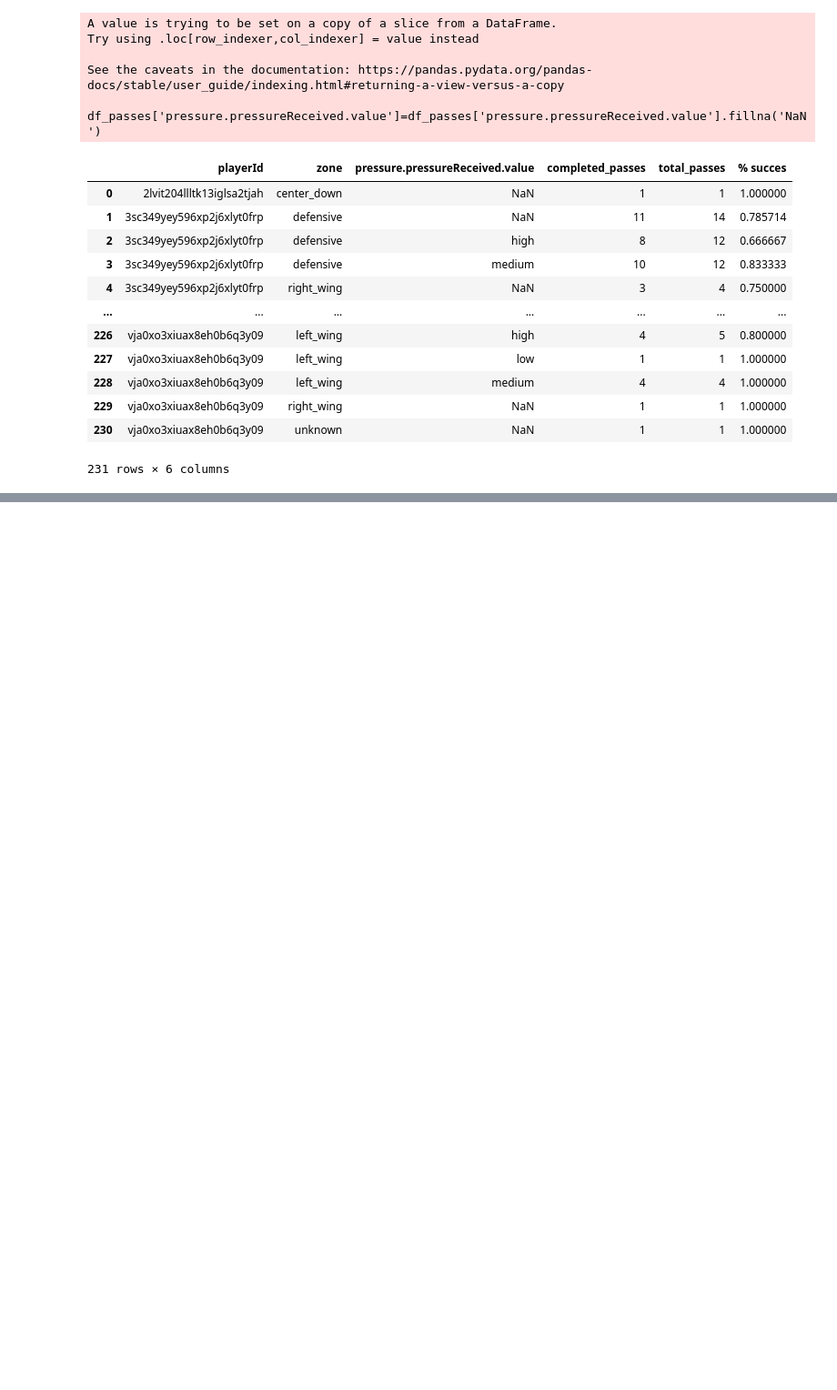
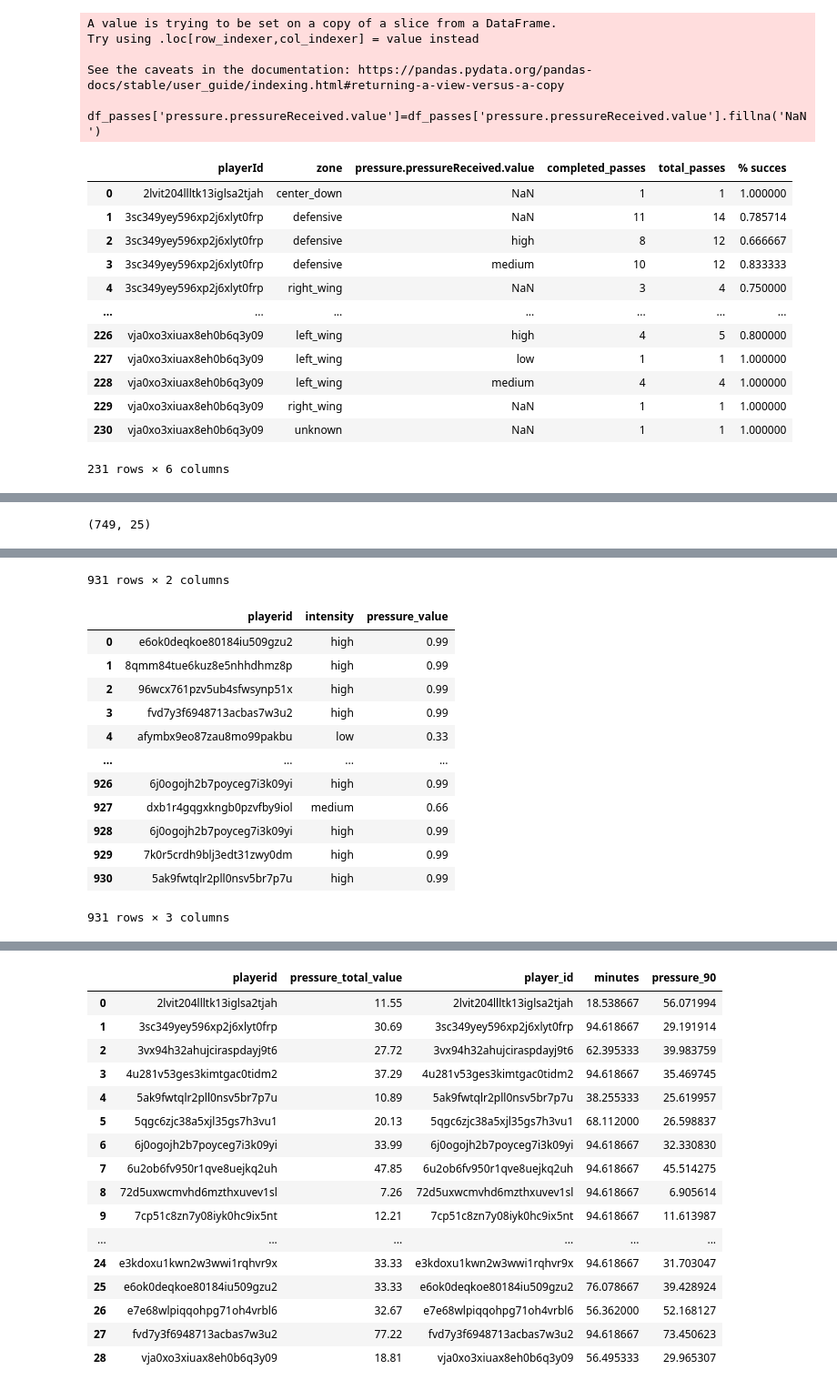
Before and after one commit to GabrielGausachs/OptaChallenge_Clustering_Player_Styles, a Jupyter notebook: utils/metrics.ipynb, the cells around one changed output, grey strips where cells are left out. Shown: that part at 91% size. Drawn from its saved outputs; the diff is of its cells as text; code cells hidden in the pictures; blank space fills up the shorter version.

Commit message:
pressure_value

```diff
--- a/utils/metrics.ipynb
+++ b/utils/metrics.ipynb
@@ -596,0 +611,49 @@ See the caveats in the documentation: https://pandas.pydata.org/pandas-docs/stab
+# %%
+pressure_events = df_events[(df_events['event_description'].isin(['Pass','Take On','Ball touch',
+                                                                 'Dispossessed','Clearance',
+                                                                 'Interception','Goal','Miss']))
+                                                                 & df_events['pressure.player'].notna()]
+
+# per cada fila, agafar els jugadors que estan presionant
+#i afegirlos a un dataframe amb la intensitat de la pressió
+print(pressure_events.shape)
+df_pressure = pd.DataFrame(columns=['playerid', 'intensity'])
+for index,row in pressure_events.iterrows():
+   pressurePlayers = row['pressure.player']
+   players = [d['playerId'] for d in pressurePlayers]
+   intensity = [d['intensity'] for d in pressurePlayers]
+   player_intensity_dict = dict(zip(players, intensity))
+   temp_df = pd.DataFrame(list(player_intensity_dict.items()), columns=['playerid', 'intensity'])
+   df_pressure = pd.concat([df_pressure, temp_df], ignore_index=True)
+
+display(df_pressure)
+
+
+df_pressure['pressure_value'] = np.where(df_pressure['intensity'] == 'high', 0.99,
+                                         np.where(df_pressure['intensity'] == 'medium', 0.66,
+                                                  np.where(df_pressure['intensity'] == 'low', 0.33, 0)))
+
+display(df_pressure)
+
+df_pressure_players = df_pressure.groupby('playerid')['pressure_value'].sum().reset_index(name='pressure_total_value')
+
+display(df_pressure_players)
+
+df_minutes = df_tracking.groupby('player_id').size().reset_index(name='counts')
+
+# fem sumatori i ho dividim entre 60 = 94.62 min!
+
+# max counts = 141928, per tant, 141928/94.62  = 1500 per tant 1500 counts son 1 minut.
+
+df_minutes['minutes'] = df_minutes['counts'] / 1500
+
+df_minutes.drop('counts',axis=1,inplace=True)
+df_minutes = df_minutes[df_minutes['player_id'] != 'aaaaaaaaaaaaaaaaaaaaaaaaa']
+
+display(df_minutes)
+
+df_pressure_players=pd.merge(df_pressure_players,df_minutes, left_on = 'playerid',right_on='player_id')
+df_pressure_players['pressure_90'] = df_pressure_players['pressure_total_value'] / df_pressure_players['minutes']*90
+display(df_pressure_players)
+# %% [output]
+(749, 25)
@@ -596,0 +672,14 @@ See the caveats in the documentation: https://pandas.pydata.org/pandas-docs/stab
+931 rows × 2 columns
+|  | playerid | intensity | pressure_value |
+| 0 | e6ok0deqkoe80184iu509gzu2 | high | 0.99 |
+| 1 | 8qmm84tue6kuz8e5nhhdhmz8p | high | 0.99 |
+| 2 | 96wcx761pzv5ub4sfwsynp51x | high | 0.99 |
+| 3 | fvd7y3f6948713acbas7w3u2 | high | 0.99 |
+| 4 | afymbx9eo87zau8mo99pakbu | low | 0.33 |
+| ... | ... | ... | ... |
+| 926 | 6j0ogojh2b7poyceg7i3k09yi | high | 0.99 |
+| 927 | dxb1r4gqgxkngb0pzvfby9iol | medium | 0.66 |
+| 928 | 6j0ogojh2b7poyceg7i3k09yi | high | 0.99 |
+| 929 | 7k0r5crdh9blj3edt31zwy0dm | high | 0.99 |
+| 930 | 5ak9fwtqlr2pll0nsv5br7p7u | high | 0.99 |
+931 rows × 3 columns
@@ -596,0 +720,17 @@ See the caveats in the documentation: https://pandas.pydata.org/pandas-docs/stab
+|  | playerid | pressure_total_value | player_id | minutes | pressure_90 |
+| 0 | 2lvit204llltk13iglsa2tjah | 11.55 | 2lvit204llltk13iglsa2tjah | 18.538667 | 56.071994 |
+| 1 | 3sc349yey596xp2j6xlyt0frp | 30.69 | 3sc349yey596xp2j6xlyt0frp | 94.618667 | 29.191914 |
+| 2 | 3vx94h32ahujciraspdayj9t6 | 27.72 | 3vx94h32ahujciraspdayj9t6 | 62.395333 | 39.983759 |
+| 3 | 4u281v53ges3kimtgac0tidm2 | 37.29 | 4u281v53ges3kimtgac0tidm2 | 94.618667 | 35.469745 |
+| 4 | 5ak9fwtqlr2pll0nsv5br7p7u | 10.89 | 5ak9fwtqlr2pll0nsv5br7p7u | 38.255333 | 25.619957 |
+| 5 | 5qgc6zjc38a5xjl35gs7h3vu1 | 20.13 | 5qgc6zjc38a5xjl35gs7h3vu1 | 68.112000 | 26.598837 |
+| 6 | 6j0ogojh2b7poyceg7i3k09yi | 33.99 | 6j0ogojh2b7poyceg7i3k09yi | 94.618667 | 32.330830 |
+| 7 | 6u2ob6fv950r1qve8uejkq2uh | 47.85 | 6u2ob6fv950r1qve8uejkq2uh | 94.618667 | 45.514275 |
+| 8 | 72d5uxwcmvhd6mzthxuvev1sl | 7.26 | 72d5uxwcmvhd6mzthxuvev1sl | 94.618667 | 6.905614 |
+| 9 | 7cp51c8zn7y08iyk0hc9ix5nt | 12.21 | 7cp51c8zn7y08iyk0hc9ix5nt | 94.618667 | 11.613987 |
+| ... | ... | ... | ... | ... | ... |
+| 24 | e3kdoxu1kwn2w3wwi1rqhvr9x | 33.33 | e3kdoxu1kwn2w3wwi1rqhvr9x | 94.618667 | 31.703047 |
+| 25 | e6ok0deqkoe80184iu509gzu2 | 33.33 | e6ok0deqkoe80184iu509gzu2 | 76.078667 | 39.428924 |
+| 26 | e7e68wlpiqqohpg71oh4vrbl6 | 32.67 | e7e68wlpiqqohpg71oh4vrbl6 | 56.362000 | 52.168127 |
+| 27 | fvd7y3f6948713acbas7w3u2 | 77.22 | fvd7y3f6948713acbas7w3u2 | 94.618667 | 73.450623 |
+| 28 | vja0xo3xiuax8eh0b6q3y09 | 18.81 | vja0xo3xiuax8eh0b6q3y09 | 56.495333 | 29.965307 |
```
Also changed, not shown: parts of 5 cells of this notebook.
